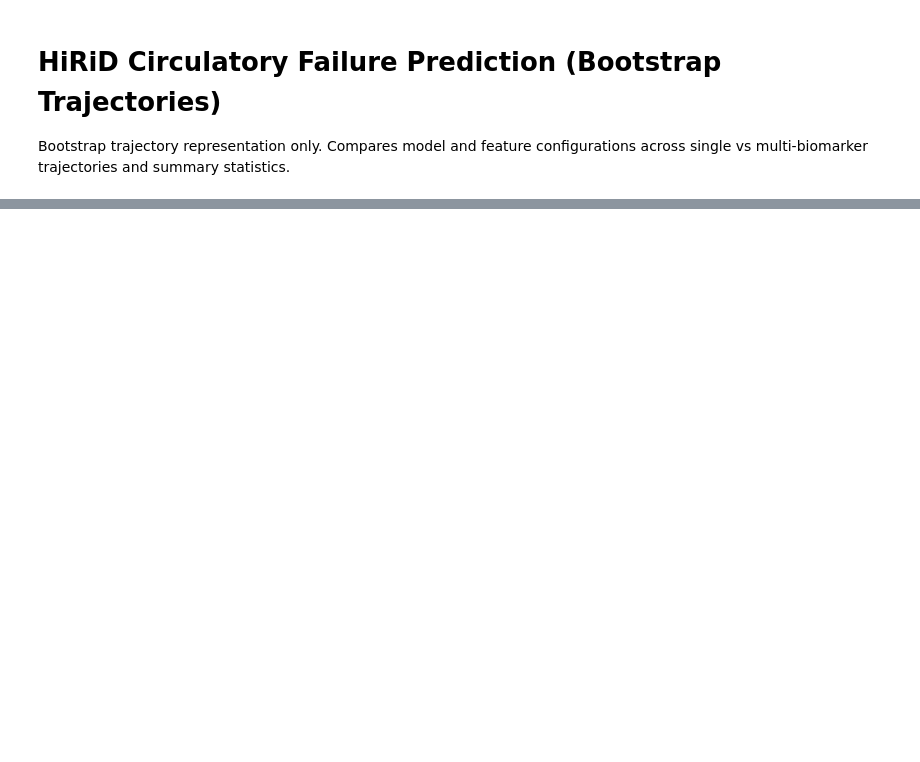
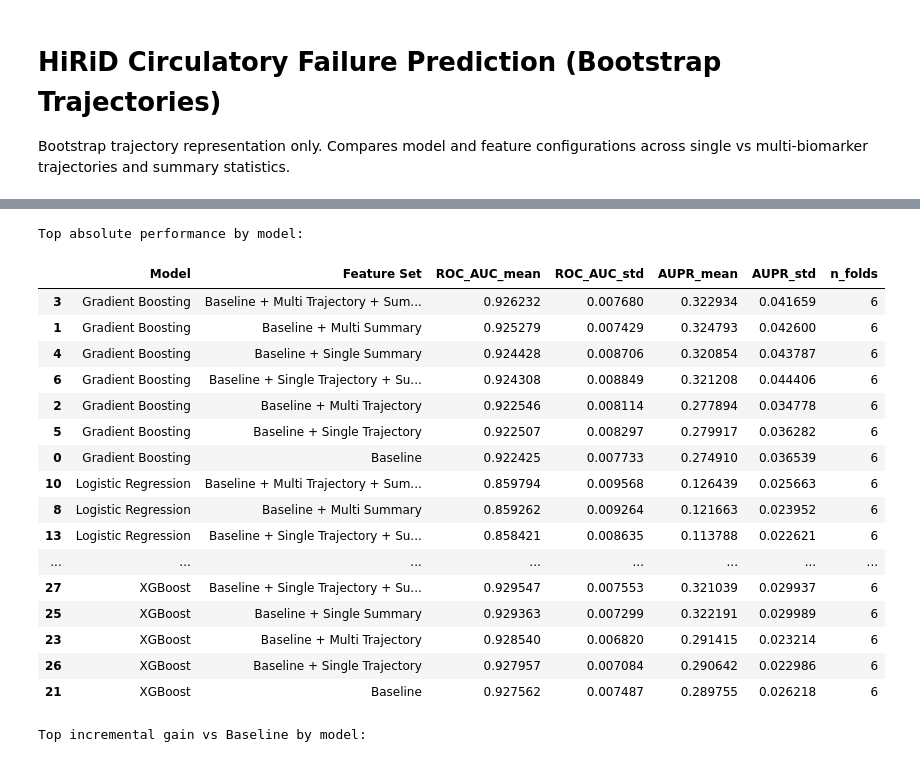
Before and after one commit to tw2067/trajectory-modeling, a Jupyter notebook: scripts/notebooks/hirid/circulatory_failure_analysis.ipynb, the cells around one changed output, grey strips where cells are left out. Drawn from its saved outputs; the diff is of its cells as text; code cells hidden in the pictures; blank space fills up the shorter version.

```diff
--- a/scripts/notebooks/hirid/circulatory_failure_analysis.ipynb
+++ b/scripts/notebooks/hirid/circulatory_failure_analysis.ipynb
@@ -312,15 +623,29 @@ print('✓ Finished model comparisons')
 # %%
-summary_rows = []
-for model_name in models_to_evaluate.keys():
-    for name, metrics in results[model_name].items():
-        summary_rows.append({
-            'Model': model_name,
-            'Feature Set': name,
-            'ROC-AUC': np.mean(metrics['roc_auc']),
-            'ROC-AUC std': np.std(metrics['roc_auc']),
-            'AUPR': np.mean(metrics['avg_precision']),
-            'AUPR std': np.std(metrics['avg_precision'])
-        })
+summary_view = summary_df.sort_values(['Model', 'ROC_AUC_mean'], ascending=[True, False]).copy()
+delta_view = delta_summary_df.sort_values(['Model', 'Delta_ROC_AUC_mean'], ascending=[True, False]).copy()
 
-summary_df = pd.DataFrame(summary_rows).sort_values(['Model', 'ROC-AUC'], ascending=[True, False])
-summary_df.head(20)
+print('Top absolute performance by model:')
+display(summary_view.groupby('Model', group_keys=False).head(7))
+
+print('Top incremental gain vs Baseline by model:')
+display(delta_view.groupby('Model', group_keys=False).head(7))
+# %% [output]
+Top absolute performance by model:
+|  | Model | Feature Set | ROC_AUC_mean | ROC_AUC_std | AUPR_mean | AUPR_std | n_folds |
+| 3 | Gradient Boosting | Baseline + Multi Trajectory + Sum... | 0.926232 | 0.007680 | 0.322934 | 0.041659 | 6 |
+| 1 | Gradient Boosting | Baseline + Multi Summary | 0.925279 | 0.007429 | 0.324793 | 0.042600 | 6 |
+| 4 | Gradient Boosting | Baseline + Single Summary | 0.924428 | 0.008706 | 0.320854 | 0.043787 | 6 |
+| 6 | Gradient Boosting | Baseline + Single Trajectory + Su... | 0.924308 | 0.008849 | 0.321208 | 0.044406 | 6 |
+| 2 | Gradient Boosting | Baseline + Multi Trajectory | 0.922546 | 0.008114 | 0.277894 | 0.034778 | 6 |
+| 5 | Gradient Boosting | Baseline + Single Trajectory | 0.922507 | 0.008297 | 0.279917 | 0.036282 | 6 |
+| 0 | Gradient Boosting | Baseline | 0.922425 | 0.007733 | 0.274910 | 0.036539 | 6 |
+| 10 | Logistic Regression | Baseline + Multi Trajectory + Sum... | 0.859794 | 0.009568 | 0.126439 | 0.025663 | 6 |
+| 8 | Logistic Regression | Baseline + Multi Summary | 0.859262 | 0.009264 | 0.121663 | 0.023952 | 6 |
+| 13 | Logistic Regression | Baseline + Single Trajectory + Su... | 0.858421 | 0.008635 | 0.113788 | 0.022621 | 6 |
+| ... | ... | ... | ... | ... | ... | ... | ... |
+| 27 | XGBoost | Baseline + Single Trajectory + Su... | 0.929547 | 0.007553 | 0.321039 | 0.029937 | 6 |
+| 25 | XGBoost | Baseline + Single Summary | 0.929363 | 0.007299 | 0.322191 | 0.029989 | 6 |
+| 23 | XGBoost | Baseline + Multi Trajectory | 0.928540 | 0.006820 | 0.291415 | 0.023214 | 6 |
+| 26 | XGBoost | Baseline + Single Trajectory | 0.927957 | 0.007084 | 0.290642 | 0.022986 | 6 |
+| 21 | XGBoost | Baseline | 0.927562 | 0.007487 | 0.289755 | 0.026218 | 6 |
+Top incremental gain vs Baseline by model:
```
Also changed, not shown: parts of 12 cells of this notebook, 11 other files.
